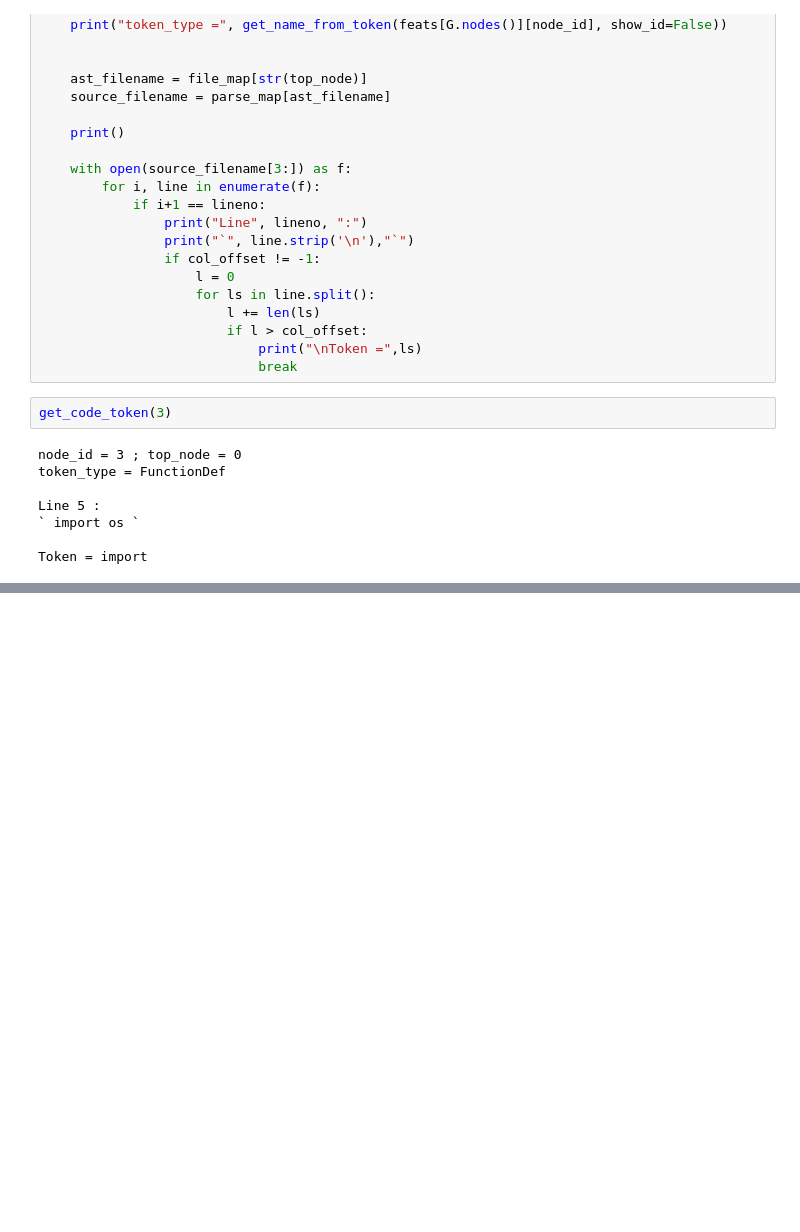
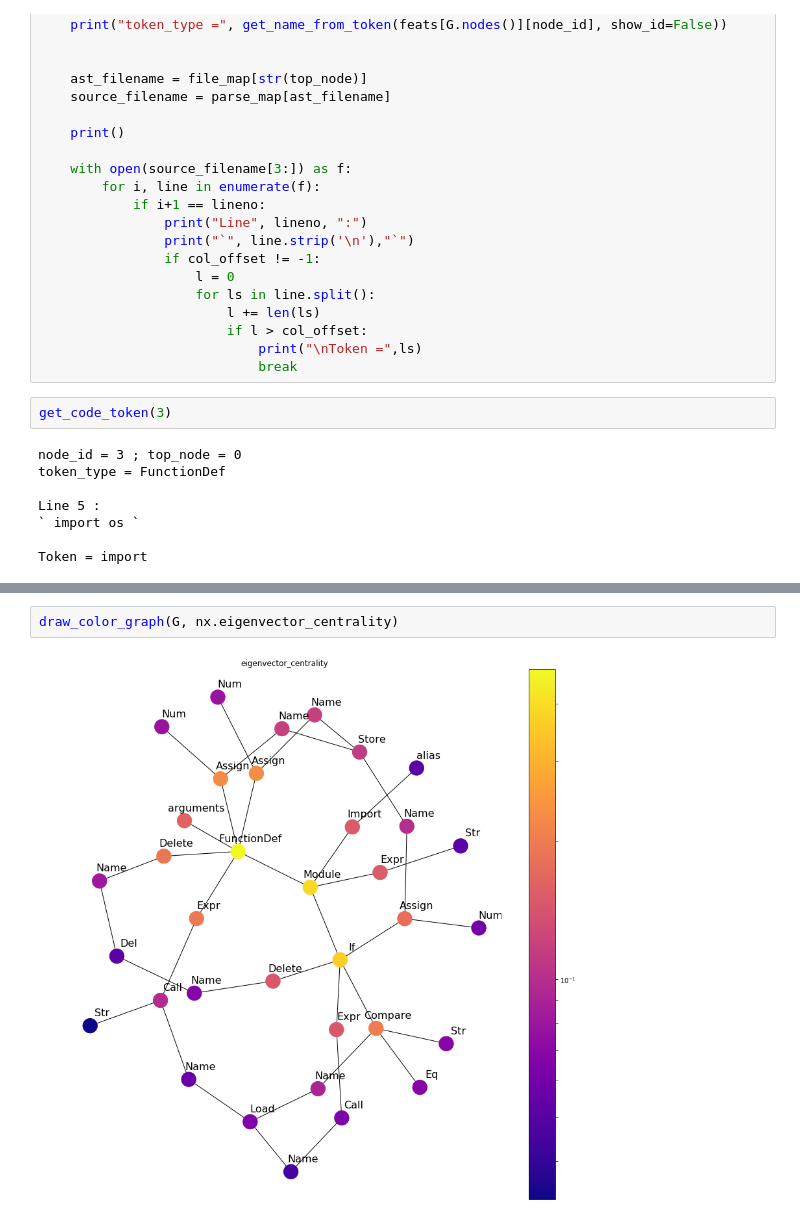
Before and after one commit to dtsbourg/codegraph-fmt, a Jupyter notebook: Inspector.ipynb, the cells around one changed output, grey strips where cells are left out. Saved outputs shown, nothing was run; the diff lists cells and outputs as text; blank space fills up the shorter version.

```diff
--- a/Inspector.ipynb
+++ b/Inspector.ipynb
@@ -191,0 +227,4 @@ Token = import
+# %%
+draw_color_graph(G, nx.eigenvector_centrality)
+# %% [output]
+[figure, added]
```
Also changed, not shown: parts of 13 cells of this notebook.
